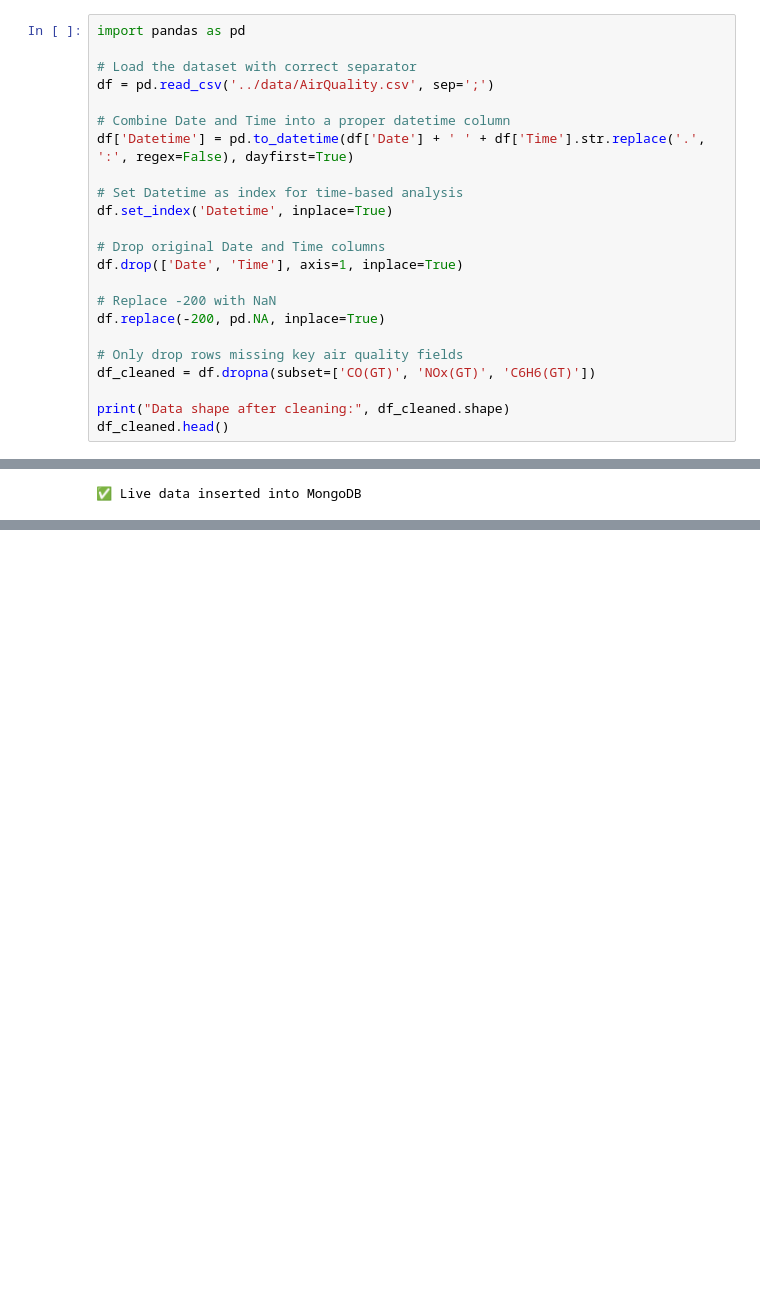
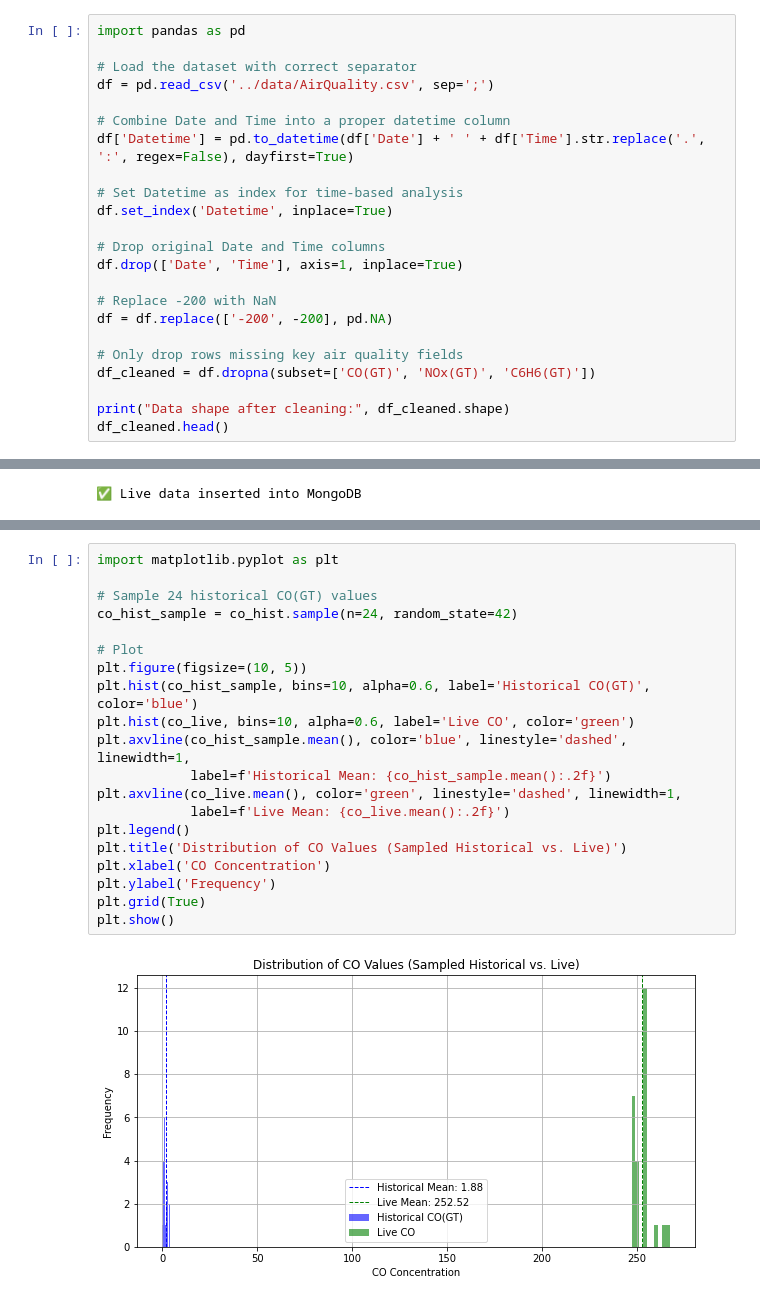
Before and after one commit to TurpalZaka/bdinf-air-quality-project, a Jupyter notebook: notebooks/Air_Quality_Analysis.ipynb, the cells around one changed output, grey strips where cells are left out. Saved outputs shown, nothing was run; the diff lists cells and outputs as text; blank space fills up the shorter version.

```diff
--- a/notebooks/Air_Quality_Analysis.ipynb
+++ b/notebooks/Air_Quality_Analysis.ipynb
@@ -44,7 +44,7 @@ df.set_index('Datetime', inplace=True)
 df.drop(['Date', 'Time'], axis=1, inplace=True)
 
 # Replace -200 with NaN
-df.replace(-200, pd.NA, inplace=True)
+df = df.replace(['-200', -200], pd.NA)
 
 # Only drop rows missing key air quality fields
 df_cleaned = df.dropna(subset=['CO(GT)', 'NOx(GT)', 'C6H6(GT)'])
@@ -239,0 +360,22 @@ df_live_cleaned.head()
+# %%
+import matplotlib.pyplot as plt
+
+# Sample 24 historical CO(GT) values
+co_hist_sample = co_hist.sample(n=24, random_state=42)
+
+# Plot
+plt.figure(figsize=(10, 5))
+plt.hist(co_hist_sample, bins=10, alpha=0.6, label='Historical CO(GT)', color='blue')
+plt.hist(co_live, bins=10, alpha=0.6, label='Live CO', color='green')
+plt.axvline(co_hist_sample.mean(), color='blue', linestyle='dashed', linewidth=1,
+            label=f'Historical Mean: {co_hist_sample.mean():.2f}')
+plt.axvline(co_live.mean(), color='green', linestyle='dashed', linewidth=1,
+            label=f'Live Mean: {co_live.mean():.2f}')
+plt.legend()
+plt.title('Distribution of CO Values (Sampled Historical vs. Live)')
+plt.xlabel('CO Concentration')
+plt.ylabel('Frequency')
+plt.grid(True)
+plt.show()
+# %% [output]
+[figure, added]
```
Also changed, not shown: parts of 20 cells of this notebook.
